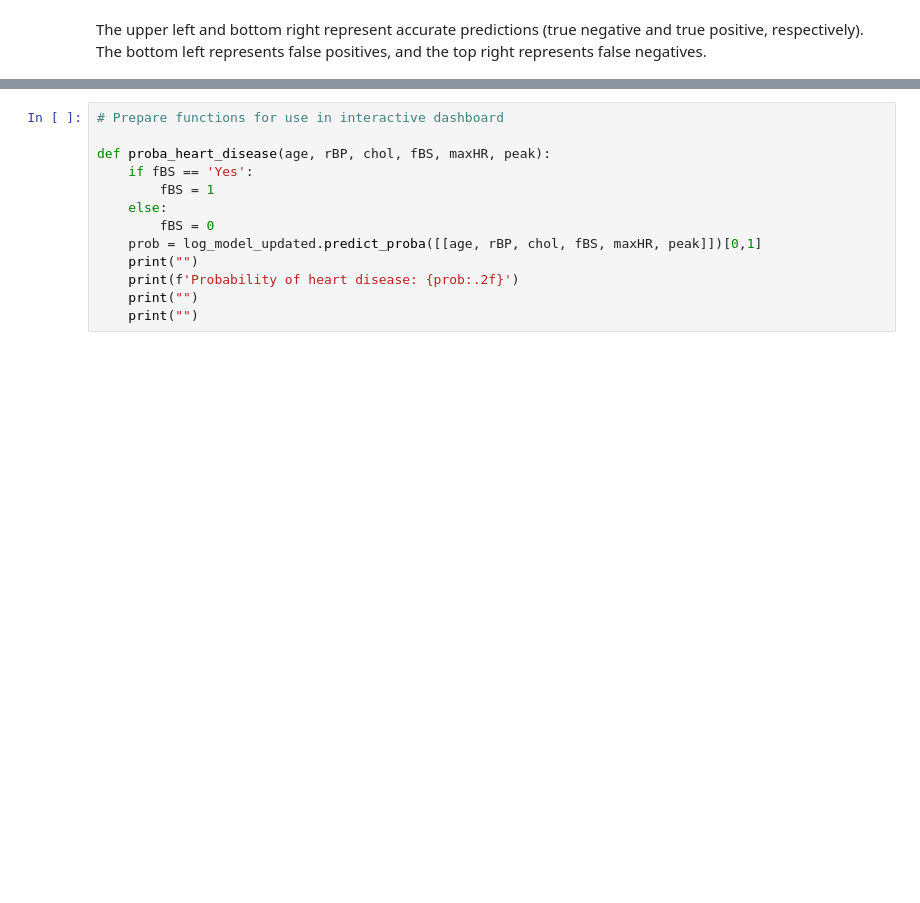
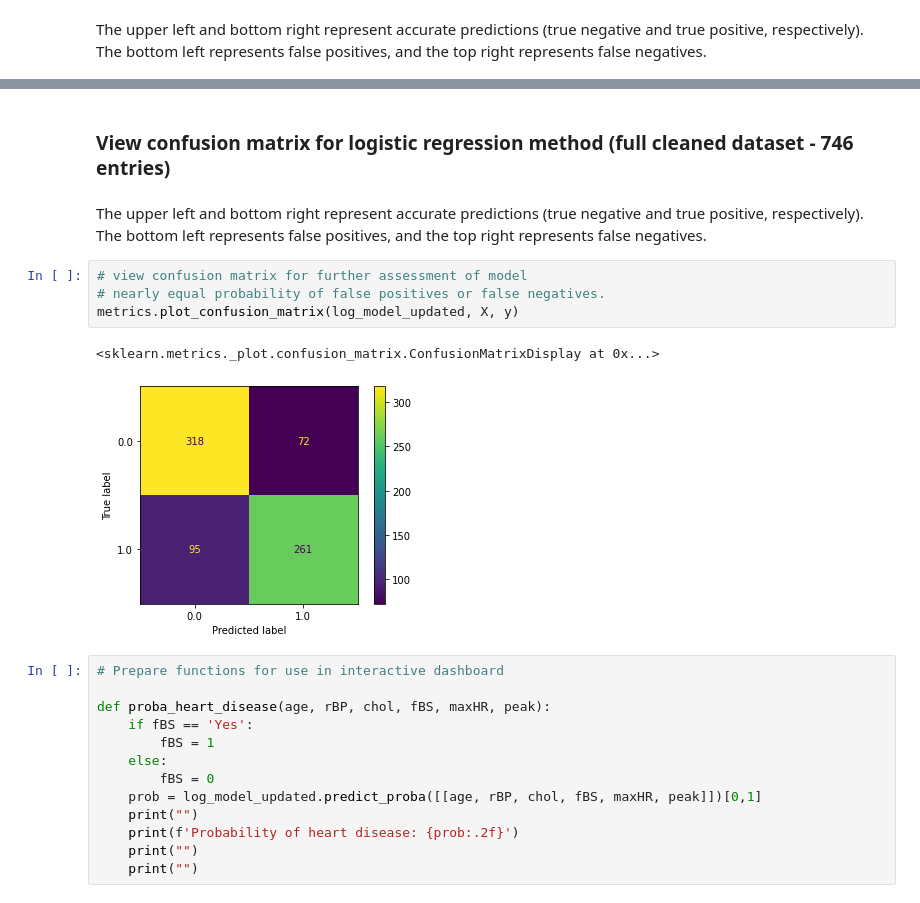
Before and after one commit to jridd53/C951, a Jupyter notebook: Riddle C964 PA Submittal.ipynb, the cells around one changed output, grey strips where cells are left out. Saved outputs shown, nothing was run; the diff lists cells and outputs as text; blank space fills up the shorter version.

```diff
--- a/Riddle C964 PA Submittal.ipynb
+++ b/Riddle C964 PA Submittal.ipynb
@@ -227,3 +227,14 @@ metrics.plot_confusion_matrix(log_model_updated, X_test, y_test)
+# %% [markdown]
+### View confusion matrix for logistic regression method (full cleaned dataset - 746 entries)
+# %% [markdown]
+<body>The upper left and bottom right represent accurate predictions (true negative and true positive, respectively).<br>The bottom left represents false positives, and the top right represents false negatives.<body>
+# %%
+# view confusion matrix for further assessment of model
+# nearly equal probability of false positives or false negatives.
+metrics.plot_confusion_matrix(log_model_updated, X, y)
+# %% [output]
+<sklearn.metrics._plot.confusion_matrix.ConfusionMatrixDisplay at 0x...>
+[figure, added]
 # %%
 # Prepare functions for use in interactive dashboard
 
```
Also changed, not shown: parts of 6 cells of this notebook.
